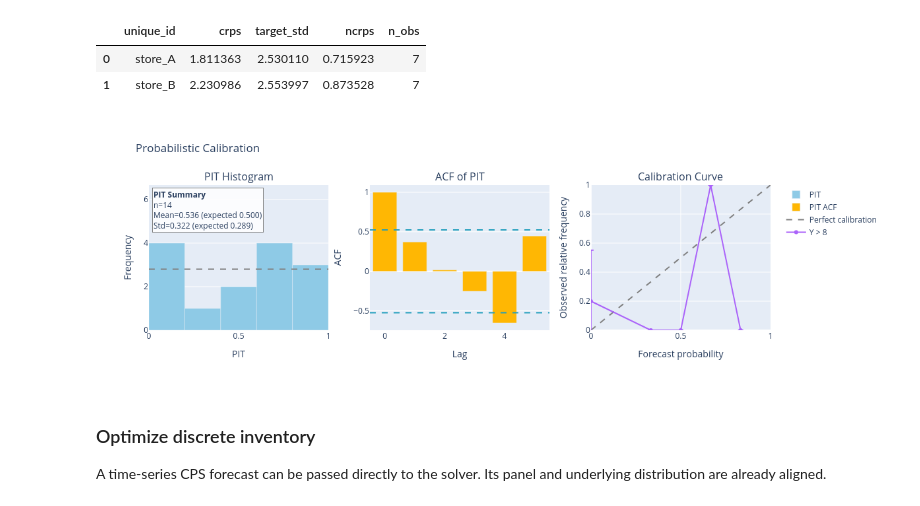
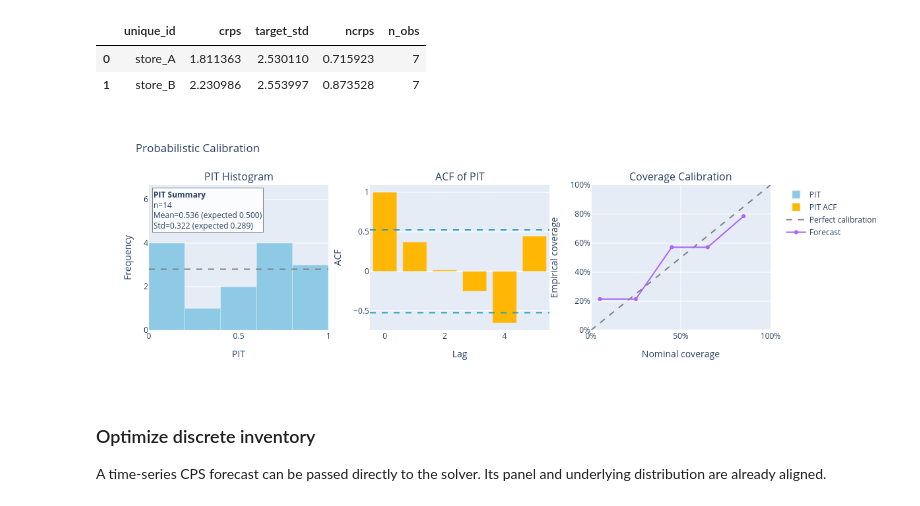
Before and after one commit to heylucasleao/tinyconformal, a Jupyter notebook: examples/series/cps.ipynb, the cells around one changed output. Cells and saved outputs as stored; diff of their text form; code cells hidden in the pictures.

```diff
--- a/examples/series/cps.ipynb
+++ b/examples/series/cps.ipynb
@@ -151,10 +151,10 @@ PanelEvaluator.evaluate_distribution(
 # %%
 calibration_plot = ProbabilisticCalibrationPlot(
     count_forecast, count_test, random_state=42
 )
-calibration_plot.summary(threshold=8, n_bins=5, max_lag=5, fig_type="png")
+calibration_plot.summary(n_bins=5, max_lag=5, fig_type="png", coverages=np.arange(0.05, 1, 0.20))
 # %% [output]
-[figure, old version]
+[figure, new version]
 # %% [markdown]
 ### Optimize discrete inventory
 
```
Also changed, not shown: parts of 1 cell of this notebook, 4 other files.
